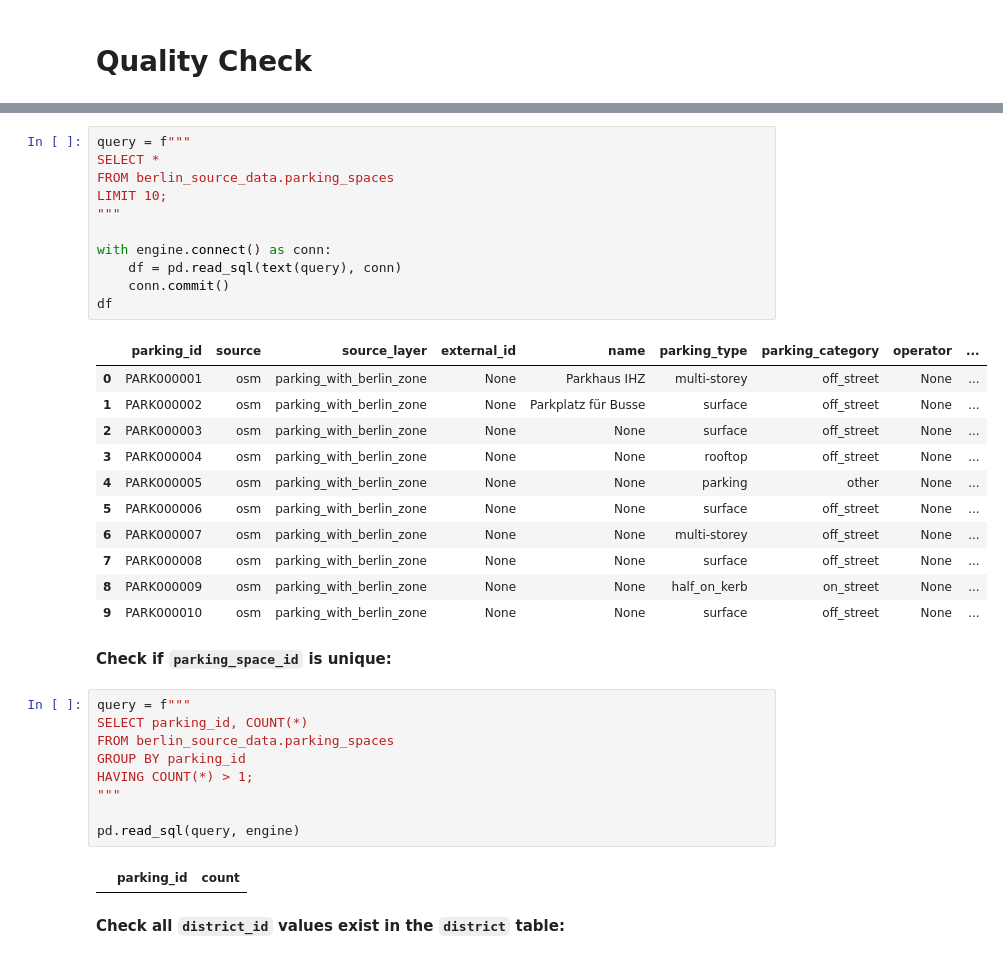
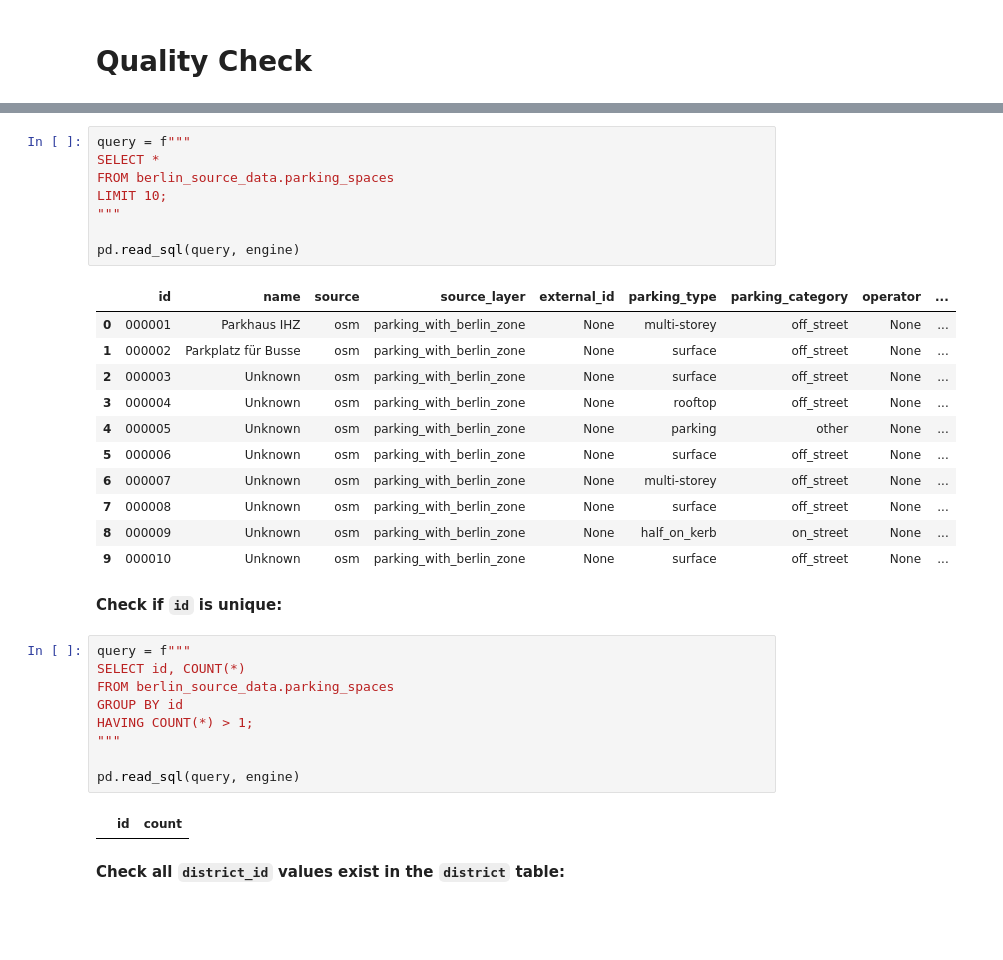
Before and after one commit to Nigar1209/berlin-poi-osm-pipeline, a Jupyter notebook: parking_spaces/scripts/parking_spaces_populating_db.ipynb, the cells around one changed output, grey strips where cells are left out. Cells and saved outputs as stored; diff of their text form; blank space fills up the shorter version.

```diff
--- a/parking_spaces/scripts/parking_spaces_populating_db.ipynb
+++ b/parking_spaces/scripts/parking_spaces_populating_db.ipynb
@@ -1274,39 +1366,36 @@ print("✅ DataFrame succesfully sent to PostgreSQL!")
 # %%
 query = f"""
 SELECT *
 FROM berlin_source_data.parking_spaces
 LIMIT 10;
 """
 
-with engine.connect() as conn:
-    df = pd.read_sql(text(query), conn)
-    conn.commit()
-df
+pd.read_sql(query, engine)
 # %% [output]
-|  | parking_id | source | source_layer | external_id | name | parking_type | parking_category | operator | ... |
-| 0 | PARK000001 | osm | parking_with_berlin_zone | None | Parkhaus IHZ | multi-storey | off_street | None | ... |
-| 1 | PARK000002 | osm | parking_with_berlin_zone | None | Parkplatz für Busse | surface | off_street | None | ... |
-| 2 | PARK000003 | osm | parking_with_berlin_zone | None | None | surface | off_street | None | ... |
-| 3 | PARK000004 | osm | parking_with_berlin_zone | None | None | rooftop | off_street | None | ... |
-| 4 | PARK000005 | osm | parking_with_berlin_zone | None | None | parking | other | None | ... |
-| 5 | PARK000006 | osm | parking_with_berlin_zone | None | None | surface | off_street | None | ... |
-| 6 | PARK000007 | osm | parking_with_berlin_zone | None | None | multi-storey | off_street | None | ... |
-| 7 | PARK000008 | osm | parking_with_berlin_zone | None | None | surface | off_street | None | ... |
-| 8 | PARK000009 | osm | parking_with_berlin_zone | None | None | half_on_kerb | on_street | None | ... |
-| 9 | PARK000010 | osm | parking_with_berlin_zone | None | None | surface | off_street | None | ... |
+|  | id | name | source | source_layer | external_id | parking_type | parking_category | operator | ... |
+| 0 | 000001 | Parkhaus IHZ | osm | parking_with_berlin_zone | None | multi-storey | off_street | None | ... |
+| 1 | 000002 | Parkplatz für Busse | osm | parking_with_berlin_zone | None | surface | off_street | None | ... |
+| 2 | 000003 | Unknown | osm | parking_with_berlin_zone | None | surface | off_street | None | ... |
+| 3 | 000004 | Unknown | osm | parking_with_berlin_zone | None | rooftop | off_street | None | ... |
+| 4 | 000005 | Unknown | osm | parking_with_berlin_zone | None | parking | other | None | ... |
+| 5 | 000006 | Unknown | osm | parking_with_berlin_zone | None | surface | off_street | None | ... |
+| 6 | 000007 | Unknown | osm | parking_with_berlin_zone | None | multi-storey | off_street | None | ... |
+| 7 | 000008 | Unknown | osm | parking_with_berlin_zone | None | surface | off_street | None | ... |
+| 8 | 000009 | Unknown | osm | parking_with_berlin_zone | None | half_on_kerb | on_street | None | ... |
+| 9 | 000010 | Unknown | osm | parking_with_berlin_zone | None | surface | off_street | None | ... |
 # %% [markdown]
-**Check if `parking_space_id` is unique:**
+**Check if `id` is unique:**
 # %%
 query = f"""
-SELECT parking_id, COUNT(*)
+SELECT id, COUNT(*)
 FROM berlin_source_data.parking_spaces
-GROUP BY parking_id
+GROUP BY id
 HAVING COUNT(*) > 1;
 """
 
 pd.read_sql(query, engine)
 # %% [output]
-|  | parking_id | count |
+|  | id | count |
 # %% [markdown]
 **Check all `district_id` values exist in the `district` table:**
 # %%
```
Also changed, not shown: parts of 28 cells of this notebook.
